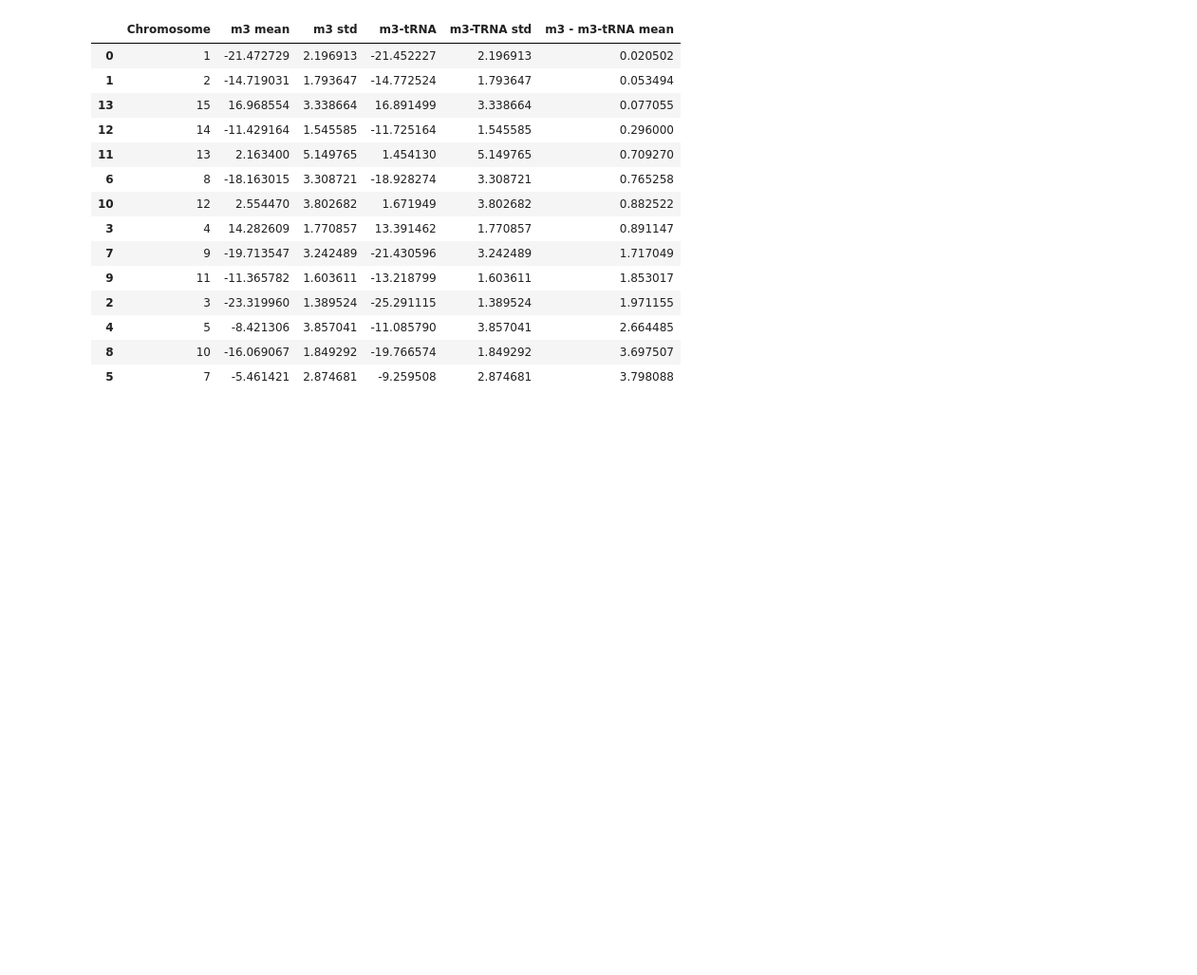
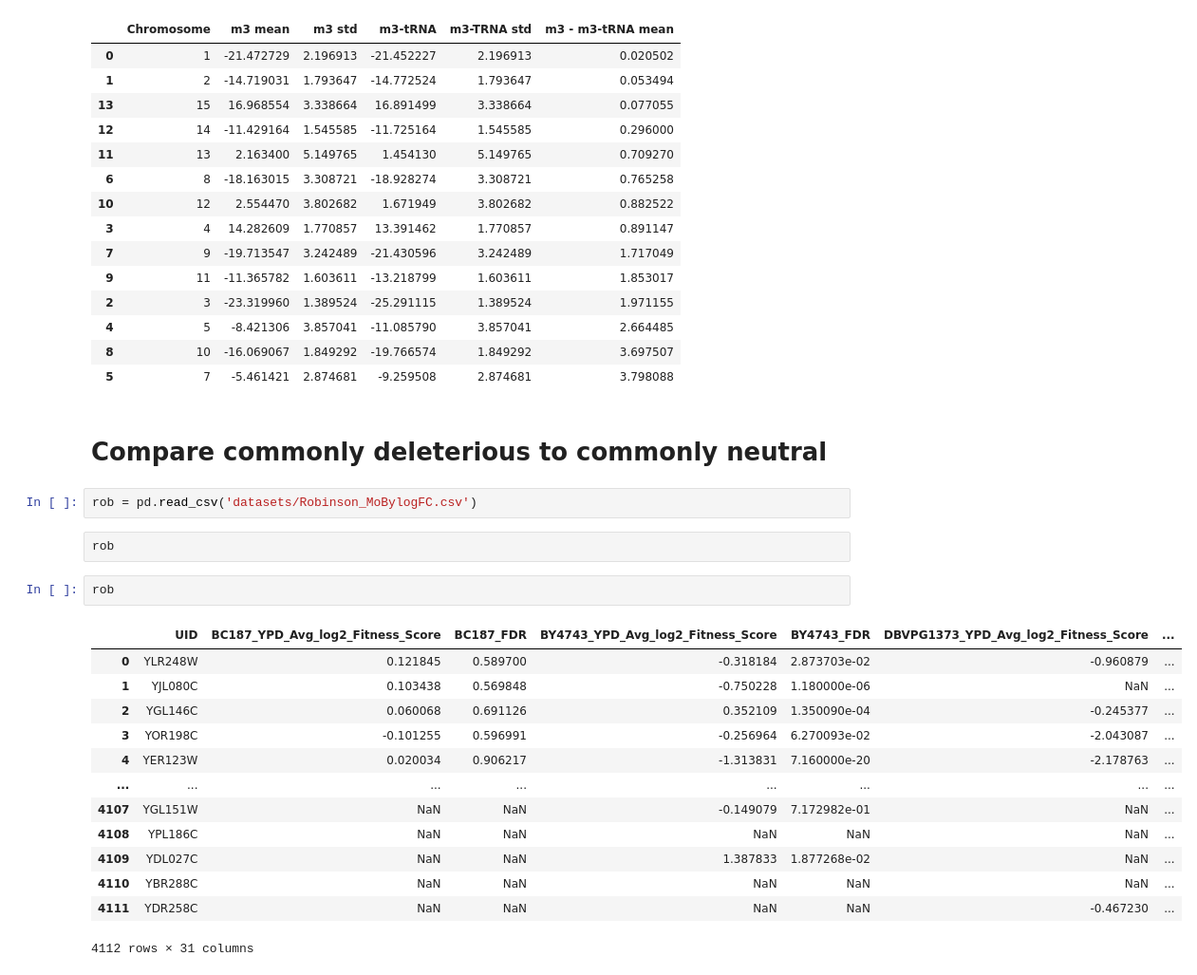
Before and after one commit to JulieRojas/Rojas2024_Aneuploidy, a Jupyter notebook: Aneuploidy_models1_3.ipynb, the cells around one changed output. Shown at 95% size. Saved outputs shown, nothing was run; the diff lists cells and outputs as text; blank space fills up the shorter version.

```diff
--- a/Aneuploidy_models1_3.ipynb
+++ b/Aneuploidy_models1_3.ipynb
@@ -2220,3 +2239,25 @@ res_mean_df_S.sort_values('m3 - m3-tRNA mean')
 | 4 | 5 | -8.421306 | 3.857041 | -11.085790 | 3.857041 | 2.664485 |
 | 8 | 10 | -16.069067 | 1.849292 | -19.766574 | 1.849292 | 3.697507 |
 | 5 | 7 | -5.461421 | 2.874681 | -9.259508 | 2.874681 | 3.798088 |
+# %% [markdown]
+# Compare commonly deleterious to commonly neutral
+# %%
+rob = pd.read_csv('datasets/Robinson_MoBylogFC.csv')
+# %% [raw]
+rob
+# %%
+rob
+# %% [output]
+|  | UID | BC187_YPD_Avg_log2_Fitness_Score | BC187_FDR | BY4743_YPD_Avg_log2_Fitness_Score | BY4743_FDR | DBVPG1373_YPD_Avg_log2_Fitness_Score | ... |
+| 0 | YLR248W | 0.121845 | 0.589700 | -0.318184 | 2.873703e-02 | -0.960879 | ... |
+| 1 | YJL080C | 0.103438 | 0.569848 | -0.750228 | 1.180000e-06 | NaN | ... |
+| 2 | YGL146C | 0.060068 | 0.691126 | 0.352109 | 1.350090e-04 | -0.245377 | ... |
+| 3 | YOR198C | -0.101255 | 0.596991 | -0.256964 | 6.270093e-02 | -2.043087 | ... |
+| 4 | YER123W | 0.020034 | 0.906217 | -1.313831 | 7.160000e-20 | -2.178763 | ... |
+| ... | ... | ... | ... | ... | ... | ... | ... |
+| 4107 | YGL151W | NaN | NaN | -0.149079 | 7.172982e-01 | NaN | ... |
+| 4108 | YPL186C | NaN | NaN | NaN | NaN | NaN | ... |
+| 4109 | YDL027C | NaN | NaN | 1.387833 | 1.877268e-02 | NaN | ... |
+| 4110 | YBR288C | NaN | NaN | NaN | NaN | NaN | ... |
+| 4111 | YDR258C | NaN | NaN | NaN | NaN | -0.467230 | ... |
+4112 rows × 31 columns
```
Also changed, not shown: parts of 16 cells of this notebook, 12 other files.
